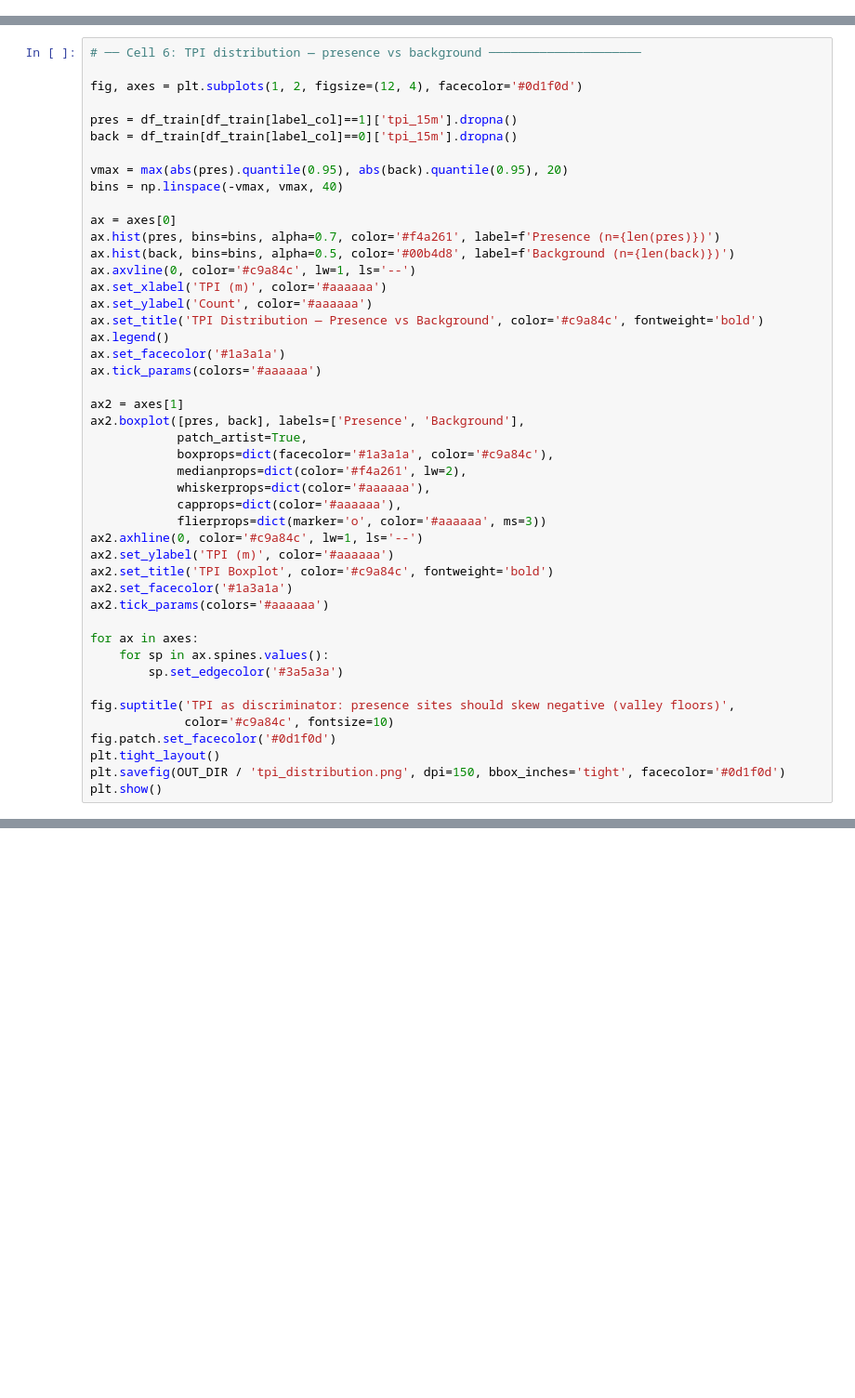
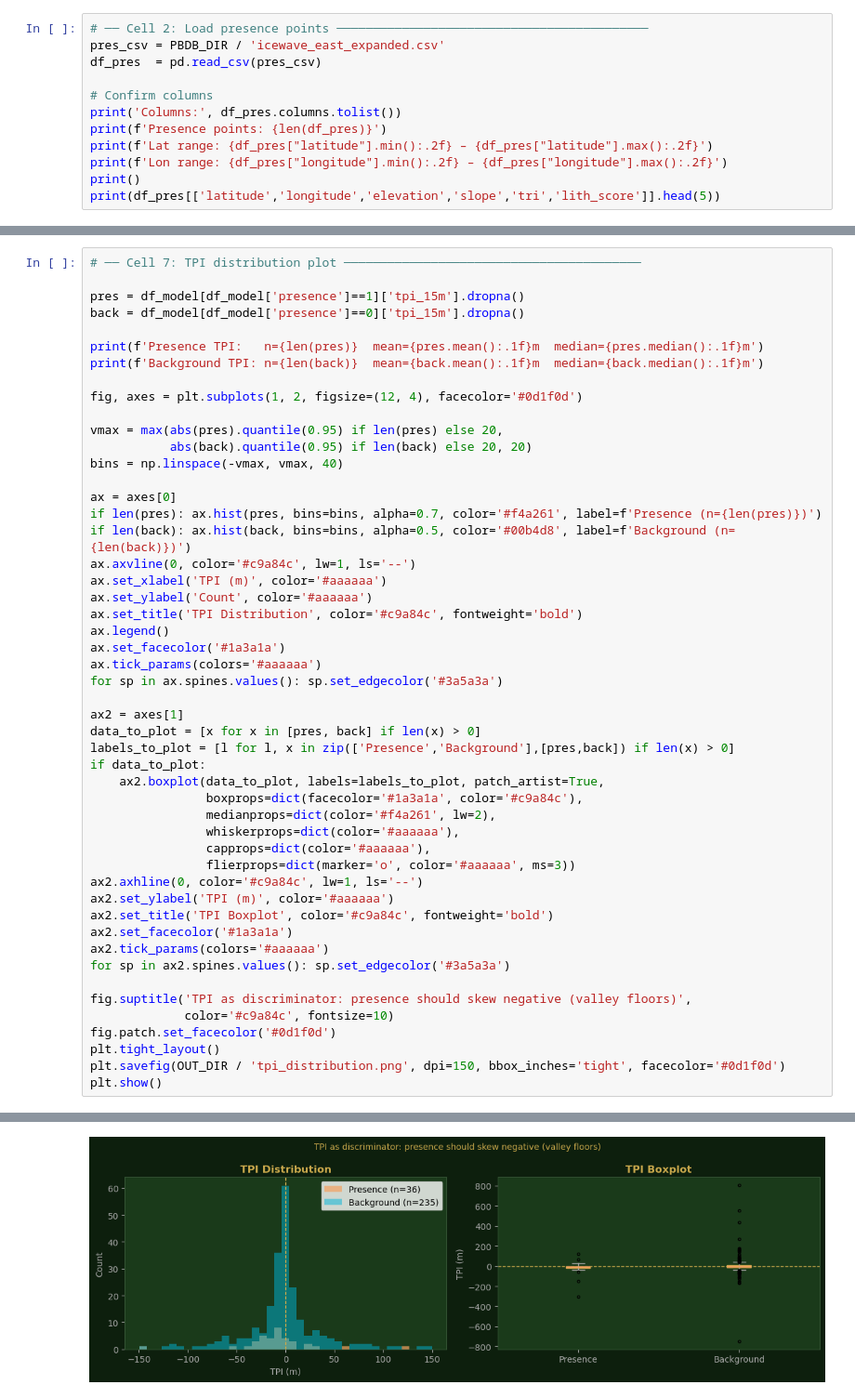
Before and after one commit to bdgroves/project_ice_wave, a Jupyter notebook: notebooks/06_east_model_v4_tpi.ipynb, the cells around one changed output, grey strips where cells are left out. Shown at 93% size. Cells and saved outputs as stored; diff of their text form; blank space fills up the shorter version.

```diff
--- a/notebooks/06_east_model_v4_tpi.ipynb
+++ b/notebooks/06_east_model_v4_tpi.ipynb
@@ -65,0 +58,12 @@ print(f'V3 model features: {v3_model.n_features_in_}')
+# %%
+# ── Cell 2: Load presence points ───────────────────────────────────────────
+pres_csv = PBDB_DIR / 'icewave_east_expanded.csv'
+df_pres  = pd.read_csv(pres_csv)
+
+# Confirm columns
+print('Columns:', df_pres.columns.tolist())
+print(f'Presence points: {len(df_pres)}')
+print(f'Lat range: {df_pres["latitude"].min():.2f} – {df_pres["latitude"].max():.2f}')
+print(f'Lon range: {df_pres["longitude"].min():.2f} – {df_pres["longitude"].max():.2f}')
+print()
+print(df_pres[['latitude','longitude','elevation','slope','tri','lith_score']].head(5))
@@ -180,46 +367,51 @@ print(f'Background TPI range: {df_train[df_train[label_col]==0]["tpi_15m"].descr
 # %%
-# ── Cell 6: TPI distribution — presence vs background ─────────────────────
+# ── Cell 7: TPI distribution plot ─────────────────────────────────────────
+
+pres = df_model[df_model['presence']==1]['tpi_15m'].dropna()
+back = df_model[df_model['presence']==0]['tpi_15m'].dropna()
+
+print(f'Presence TPI:   n={len(pres)}  mean={pres.mean():.1f}m  median={pres.median():.1f}m')
+print(f'Background TPI: n={len(back)}  mean={back.mean():.1f}m  median={back.median():.1f}m')
 
 fig, axes = plt.subplots(1, 2, figsize=(12, 4), facecolor='#0d1f0d')
 
-pres = df_train[df_train[label_col]==1]['tpi_15m'].dropna()
-back = df_train[df_train[label_col]==0]['tpi_15m'].dropna()
-
-vmax = max(abs(pres).quantile(0.95), abs(back).quantile(0.95), 20)
+vmax = max(abs(pres).quantile(0.95) if len(pres) else 20,
+           abs(back).quantile(0.95) if len(back) else 20, 20)
 bins = np.linspace(-vmax, vmax, 40)
 
 ax = axes[0]
-ax.hist(pres, bins=bins, alpha=0.7, color='#f4a261', label=f'Presence (n={len(pres)})')
-ax.hist(back, bins=bins, alpha=0.5, color='#00b4d8', label=f'Background (n={len(back)})')
+if len(pres): ax.hist(pres, bins=bins, alpha=0.7, color='#f4a261', label=f'Presence (n={len(pres)})')
+if len(back): ax.hist(back, bins=bins, alpha=0.5, color='#00b4d8', label=f'Background (n={len(back)})')
 ax.axvline(0, color='#c9a84c', lw=1, ls='--')
 ax.set_xlabel('TPI (m)', color='#aaaaaa')
 ax.set_ylabel('Count', color='#aaaaaa')
-ax.set_title('TPI Distribution — Presence vs Background', color='#c9a84c', fontweight='bold')
+ax.set_title('TPI Distribution', color='#c9a84c', fontweight='bold')
 ax.legend()
 ax.set_facecolor('#1a3a1a')
 ax.tick_params(colors='#aaaaaa')
+for sp in ax.spines.values(): sp.set_edgecolor('#3a5a3a')
 
 ax2 = axes[1]
-ax2.boxplot([pres, back], labels=['Presence', 'Background'],
-            patch_artist=True,
-            boxprops=dict(facecolor='#1a3a1a', color='#c9a84c'),
-            medianprops=dict(color='#f4a261', lw=2),
-            whiskerprops=dict(color='#aaaaaa'),
-            capprops=dict(color='#aaaaaa'),
-            flierprops=dict(marker='o', color='#aaaaaa', ms=3))
+data_to_plot = [x for x in [pres, back] if len(x) > 0]
+labels_to_plot = [l for l, x in zip(['Presence','Background'],[pres,back]) if len(x) > 0]
+if data_to_plot:
+    ax2.boxplot(data_to_plot, labels=labels_to_plot, patch_artist=True,
+                boxprops=dict(facecolor='#1a3a1a', color='#c9a84c'),
+                medianprops=dict(color='#f4a261', lw=2),
+                whiskerprops=dict(color='#aaaaaa'),
+                capprops=dict(color='#aaaaaa'),
+                flierprops=dict(marker='o', color='#aaaaaa', ms=3))
 ax2.axhline(0, color='#c9a84c', lw=1, ls='--')
 ax2.set_ylabel('TPI (m)', color='#aaaaaa')
 ax2.set_title('TPI Boxplot', color='#c9a84c', fontweight='bold')
 ax2.set_facecolor('#1a3a1a')
 ax2.tick_params(colors='#aaaaaa')
+for sp in ax2.spines.values(): sp.set_edgecolor('#3a5a3a')
 
-for ax in axes:
-    for sp in ax.spines.values():
-        sp.set_edgecolor('#3a5a3a')
-
-fig.suptitle('TPI as discriminator: presence sites should skew negative (valley floors)',
+fig.suptitle('TPI as discriminator: presence should skew negative (valley floors)',
              color='#c9a84c', fontsize=10)
 fig.patch.set_facecolor('#0d1f0d')
 plt.tight_layout()
 plt.savefig(OUT_DIR / 'tpi_distribution.png', dpi=150, bbox_inches='tight', facecolor='#0d1f0d')
 plt.show()
+# %% [output]
@@ -226 +420,2 @@ plt.show()
+[figure, added]
 # %%
```
Also changed, not shown: parts of 22 cells of this notebook, 5 other files.
